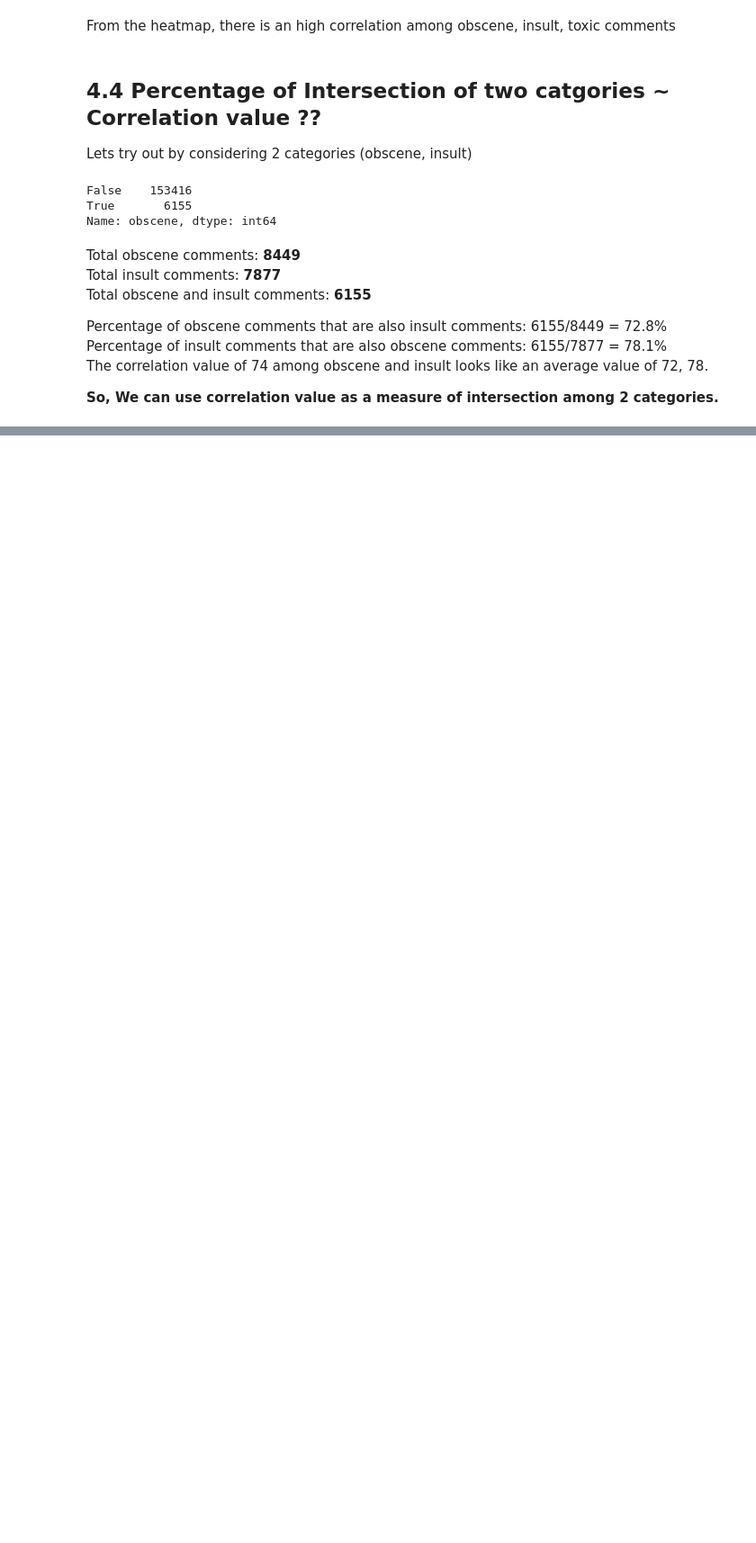
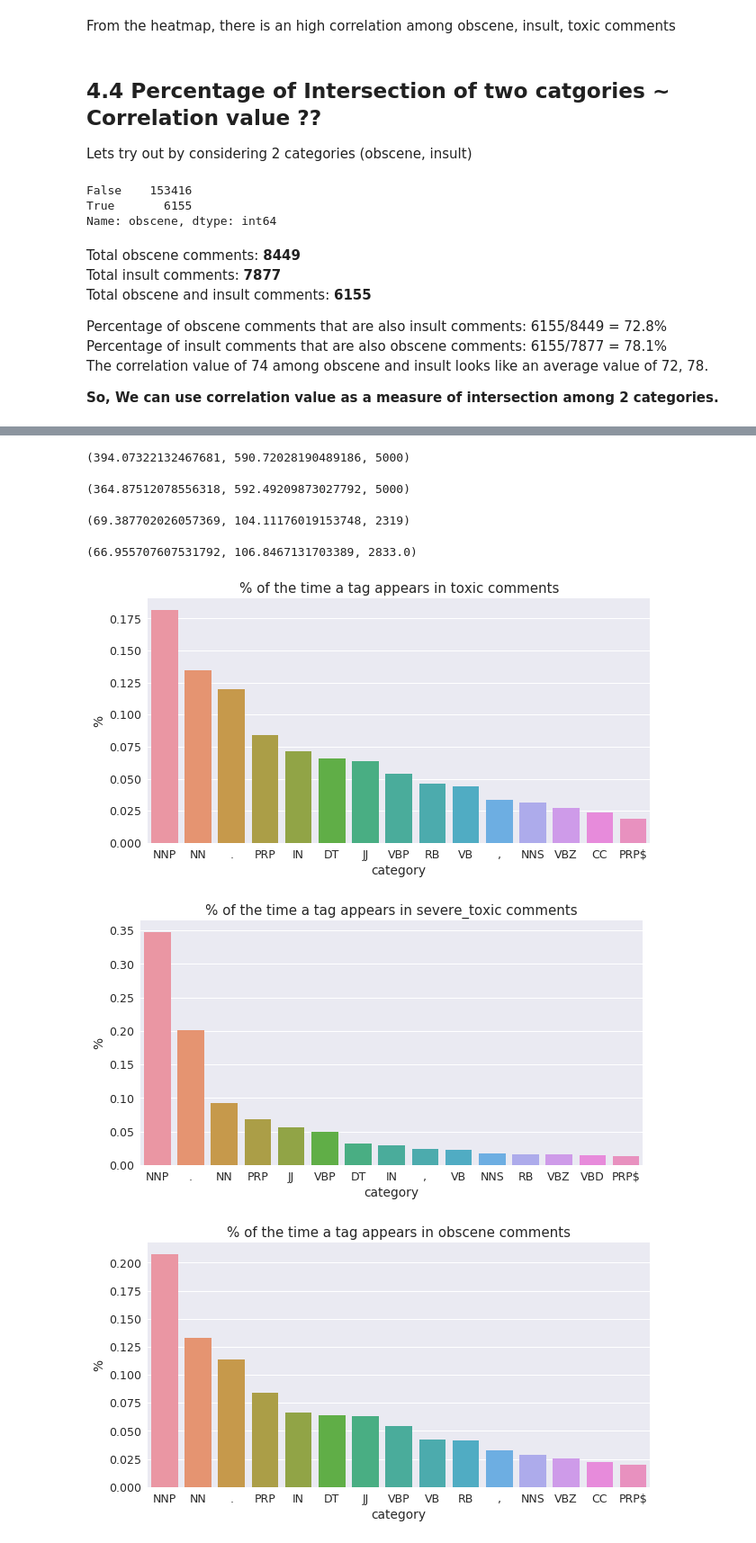
Before and after one commit to atmc9/CapstoneProject_MLND, a Jupyter notebook: Toxic Comment Classification Challenge/Data Analysis.ipynb, the cells around one changed output, grey strips where cells are left out. Shown: that part at 90% size. Drawn from its saved outputs; the diff is of its cells as text; code cells hidden in the pictures; blank space fills up the shorter version.

```diff
--- a/Toxic Comment Classification Challenge/Data Analysis.ipynb
+++ b/Toxic Comment Classification Challenge/Data Analysis.ipynb
@@ -233,0 +277,51 @@ The correlation value of 74 among obscene and insult looks like an average value
+# %%
+lens = train.comment_text.str.len()
+lens.mean(), lens.std(), lens.max()
+# %% [output]
+(394.07322132467681, 590.72028190489186, 5000)
+# %%
+lens = test.comment_text.str.len()
+lens.mean(), lens.std(), lens.max()
+# %% [output]
+(364.87512078556318, 592.49209873027792, 5000)
+# %%
+words = (train.comment_text.str.count(' ')  + train.comment_text.str.count('\n'))
+words.mean(), words.std(), words.max()
+# %% [output]
+(69.387702026057369, 104.11176019153748, 2319)
+# %%
+words = (test.comment_text.str.count(' ')  + train.comment_text.str.count('\n'))
+words.mean(), words.std(), words.max()
+# %% [output]
+(66.955707607531792, 106.8467131703389, 2833.0)
+# %%
+def digin(column_name):
+
+    toxic_comnts = train[train[column_name]==1]['comment_text']
+    toxic_comnts = toxic_comnts[:20000]                                          # reduce comments size due to memory limitations
+    t_tokenized_sents = [word_tokenize(sentences) for sentences in toxic_comnts] # create sentences
+    t_tagged = [pos_tag(words) for words in t_tokenized_sents]                   # create tags for each token
+
+    t_categories = [y for lists in t_tagged for x,y in lists]                    # extract tags
+    t_counting_catg = Counter(t_categories)
+
+    df = pd.DataFrame.from_dict(t_counting_catg, orient='index').reset_index()
+    df.columns=('category','amount')
+    df = df.sort_values(by='amount', ascending=False)
+    df = df[:15]                                                                 # limit to the top 15 highest counts of taggs
+    df['%'] = df['amount']/ df['amount'].sum(axis=0)                             # calculate percentage
+
+    sns.barplot(x='category', y='%', data=df)
+    plt.title("% of the time a tag appears in " + column_name + " comments")
+    fig=plt.gcf()
+    fig.set_size_inches(10,5)
+    plt.show()
+# %%
+columnList = ['toxic', 'severe_toxic', 'obscene', 'threat', 'insult', 'identity_hate']
+
+for col in columnList:
+    digin(col)
+# %% [output]
+[figure, added]
+[figure, added]
+[figure, added]
```
Also changed, not shown: parts of 15 cells of this notebook, 17 other files.
